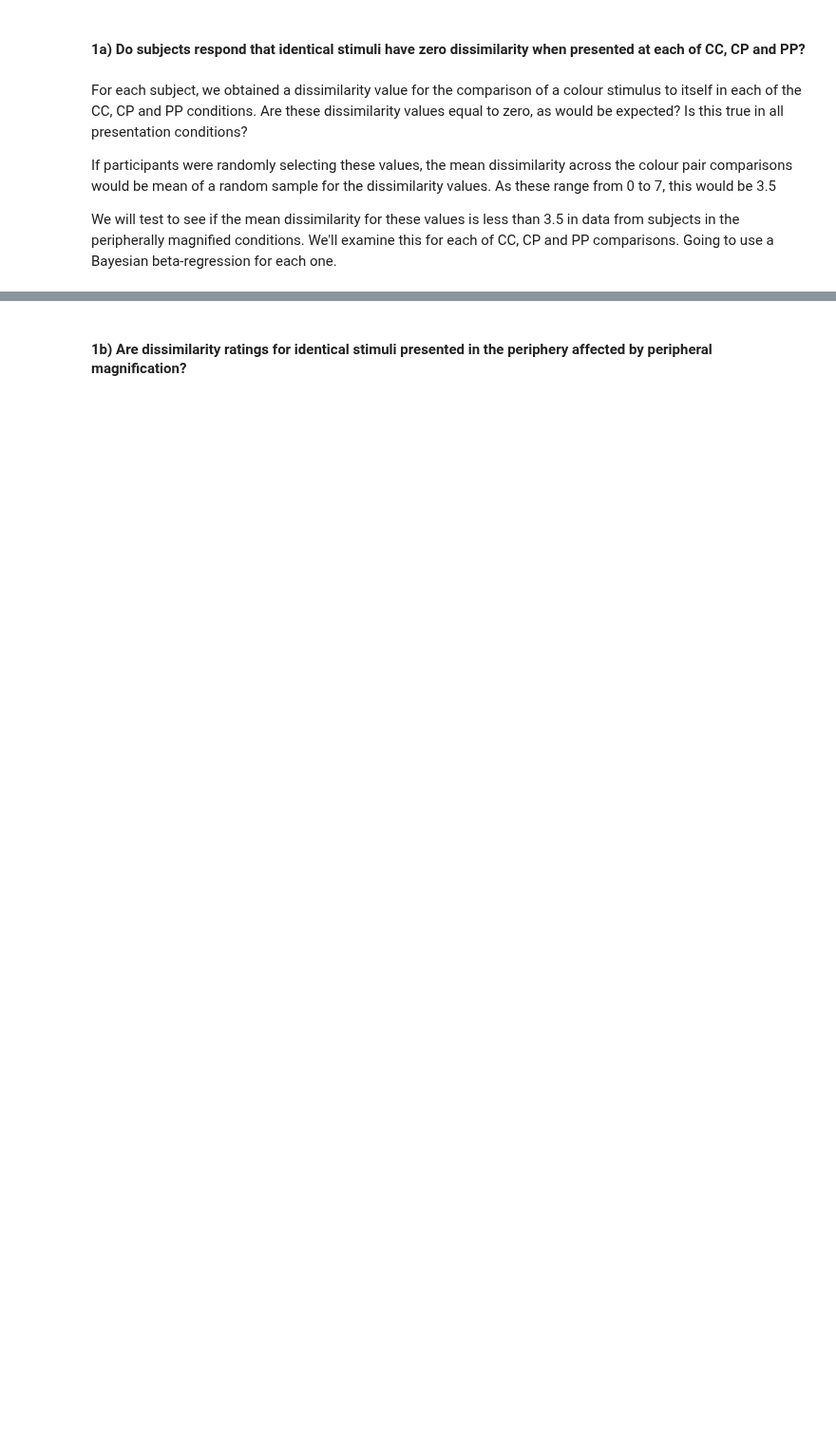
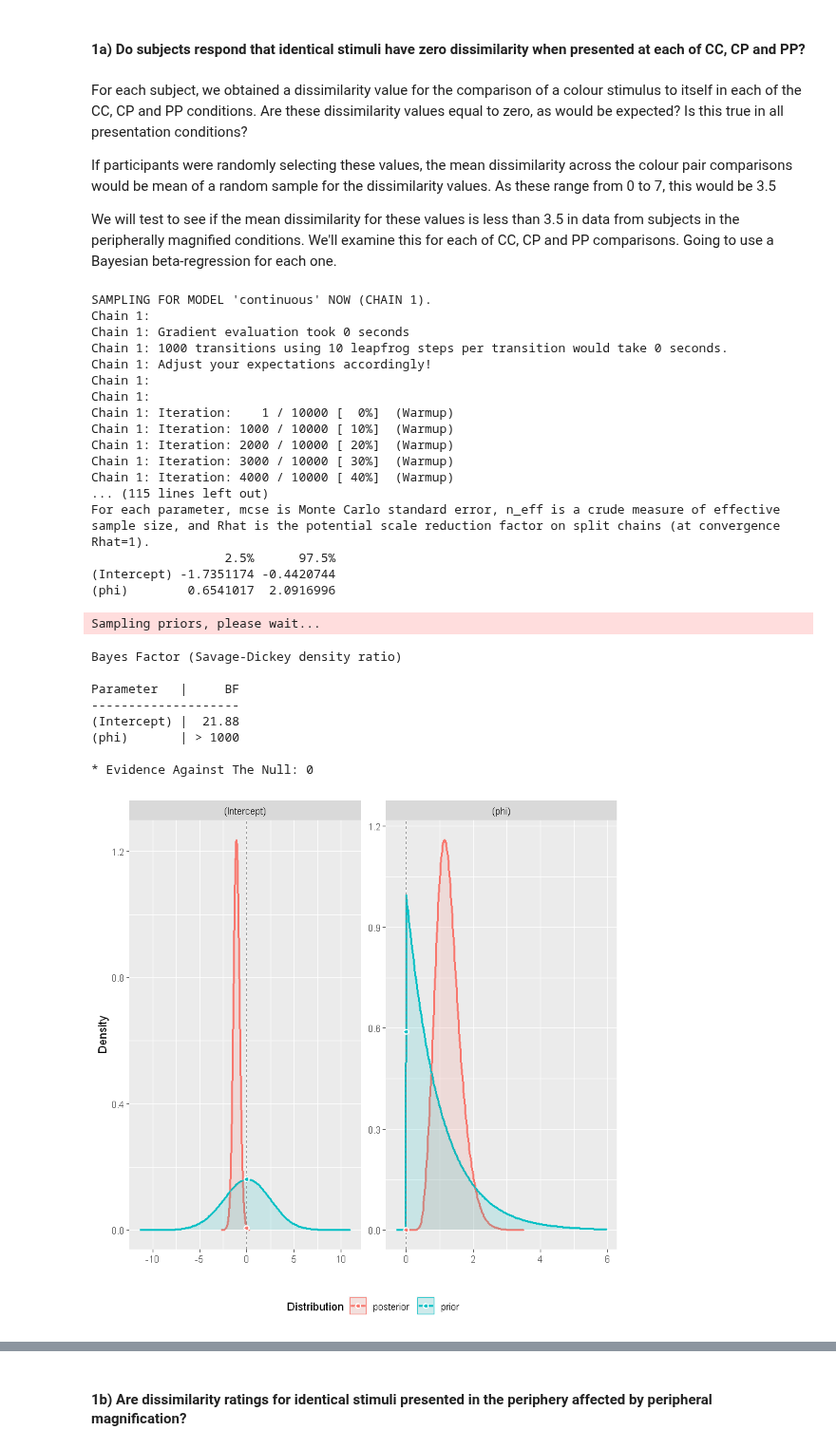
Before and after one commit to ArielZJ/Precision-Phenomenology-Data-Analysis, a Jupyter notebook: Fovea vs. Periphery Color Similarity Pilot Analysis - 2stim Analysis.ipynb, the cells around one changed output, grey strips where cells are left out. Shown at 95% size. Saved outputs shown, nothing was run; the diff lists cells and outputs as text; code cells hidden in the pictures; blank space fills up the shorter version.

```diff
--- a/Fovea vs. Periphery Color Similarity Pilot Analysis - 2stim Analysis.ipynb
+++ b/Fovea vs. Periphery Color Similarity Pilot Analysis - 2stim Analysis.ipynb
@@ -1402,3 +1403,34 @@ h1a <- function(data){
     print(BF)
     print(plot(BF, show_intercept=TRUE))
 }
+# %%
+# test CC
+h1a(trace.df.mag$CC,summary=TRUE)
+# %% [output]
+SAMPLING FOR MODEL 'continuous' NOW (CHAIN 1).
+Chain 1:
+Chain 1: Gradient evaluation took 0 seconds
+Chain 1: 1000 transitions using 10 leapfrog steps per transition would take 0 seconds.
+Chain 1: Adjust your expectations accordingly!
+Chain 1:
+Chain 1:
+Chain 1: Iteration:    1 / 10000 [  0%]  (Warmup)
+Chain 1: Iteration: 1000 / 10000 [ 10%]  (Warmup)
+Chain 1: Iteration: 2000 / 10000 [ 20%]  (Warmup)
+Chain 1: Iteration: 3000 / 10000 [ 30%]  (Warmup)
+Chain 1: Iteration: 4000 / 10000 [ 40%]  (Warmup)
+... (115 lines left out)
+For each parameter, mcse is Monte Carlo standard error, n_eff is a crude measure of effective sample size, and Rhat is the potential scale reduction factor on split chains (at convergence Rhat=1).
+                  2.5%      97.5%
+(Intercept) -1.7351174 -0.4420744
+(phi)        0.6541017  2.0916996
+Sampling priors, please wait...
+Bayes Factor (Savage-Dickey density ratio)
+
+Parameter   |     BF
+--------------------
+(Intercept) |  21.88
+(phi)       | > 1000
+
+* Evidence Against The Null: 0
+[figure, added]
```
Also changed, not shown: parts of 39 cells of this notebook.
